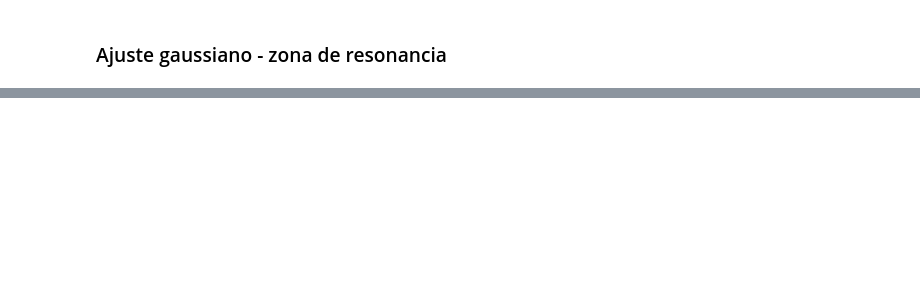
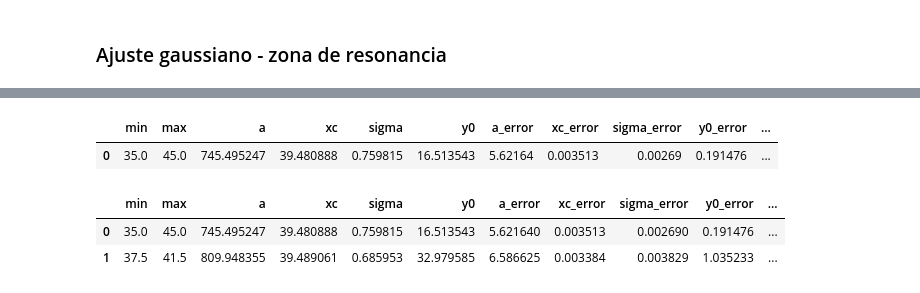
Before and after one commit to PyKev24/Jacky, a Jupyter notebook: Laboratorio2/estadistica/ajuste_gaussiano.ipynb, the cells around one changed output, grey strips where cells are left out. Drawn from its saved outputs; the diff is of its cells as text; code cells hidden in the pictures; blank space fills up the shorter version.

```diff
--- a/Laboratorio2/estadistica/ajuste_gaussiano.ipynb
+++ b/Laboratorio2/estadistica/ajuste_gaussiano.ipynb
@@ -148,0 +259,24 @@ plt.show()
+# %%
+# estos estimadores para las constantes las veo por grafico
+# p0 = amplitud(vpp), " x(frecuencia) central", sigma, y0
+p0 = [
+    df_ajuste['vpp'].max(),
+    39.5,
+    s,
+    df_ajuste['vpp'].min()
+]
+# %%
+popt, pcov = curve_fit(
+    f=gaussiana,
+    xdata=df_ajuste['frecuencia'],
+    ydata=df_ajuste['vpp'],
+    p0=p0,
+    sigma=df_ajuste['vpp_error'],
+    absolute_sigma=True
+)
+# %%
+a, xc, sigma, y0 = popt
+a_error, xc_error, sigma_error, y0_error = np.sqrt(np.diag(pcov))
+# %%
+metrics = metricas_ajuste(df_ajuste['frecuencia'], df_ajuste['vpp'], df_ajuste['vpp_error'], popt, gaussiana)
+metrics
@@ -148,0 +299,27 @@ plt.show()
+# %%
+resultados
+# %% [output]
+|  | min | max | a | xc | sigma | y0 | a_error | xc_error | sigma_error | y0_error | ... |
+| 0 | 35.0 | 45.0 | 745.495247 | 39.480888 | 0.759815 | 16.513543 | 5.62164 | 0.003513 | 0.00269 | 0.191476 | ... |
+# %%
+resultados.loc[len(resultados)] = {
+    "min":minimo,
+    "max":maximo,
+    "a":a,
+    "xc":xc,
+    "sigma":sigma,
+    "y0":y0,
+    "a_error":a_error,
+    "xc_error":xc_error,
+    "sigma_error":sigma_error,
+    "y0_error":y0_error,
+    "R2":metrics['R2'],
+    "Chi2":metrics['Chi2'],
+    "Chi2_reducido":metrics['Chi2_reducido'],
+    "grados_libertad":metrics['Grados_Libertad']
+}
+resultados
+# %% [output]
+|  | min | max | a | xc | sigma | y0 | a_error | xc_error | sigma_error | y0_error | ... |
+| 0 | 35.0 | 45.0 | 745.495247 | 39.480888 | 0.759815 | 16.513543 | 5.621640 | 0.003513 | 0.002690 | 0.191476 | ... |
+| 1 | 37.5 | 41.5 | 809.948355 | 39.489061 | 0.685953 | 32.979585 | 6.586625 | 0.003384 | 0.003829 | 1.035233 | ... |
```
Also changed, not shown: parts of 22 cells of this notebook, 5 other files.
